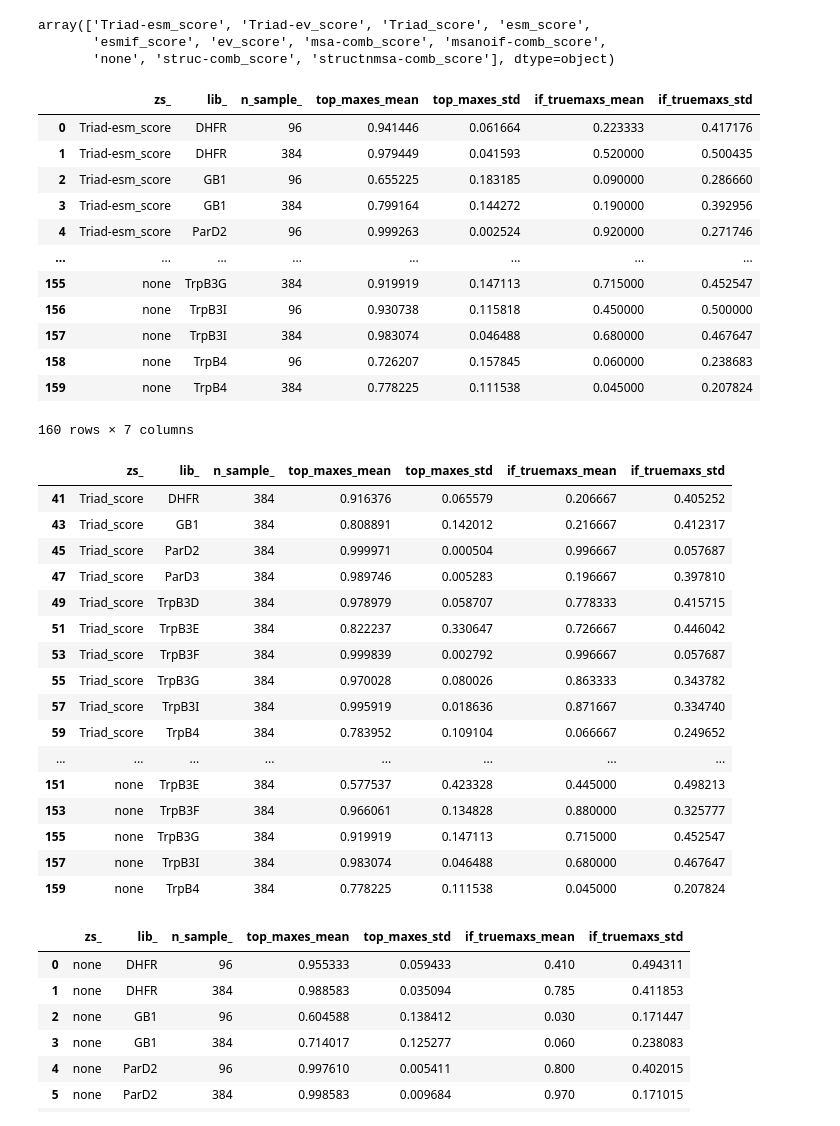
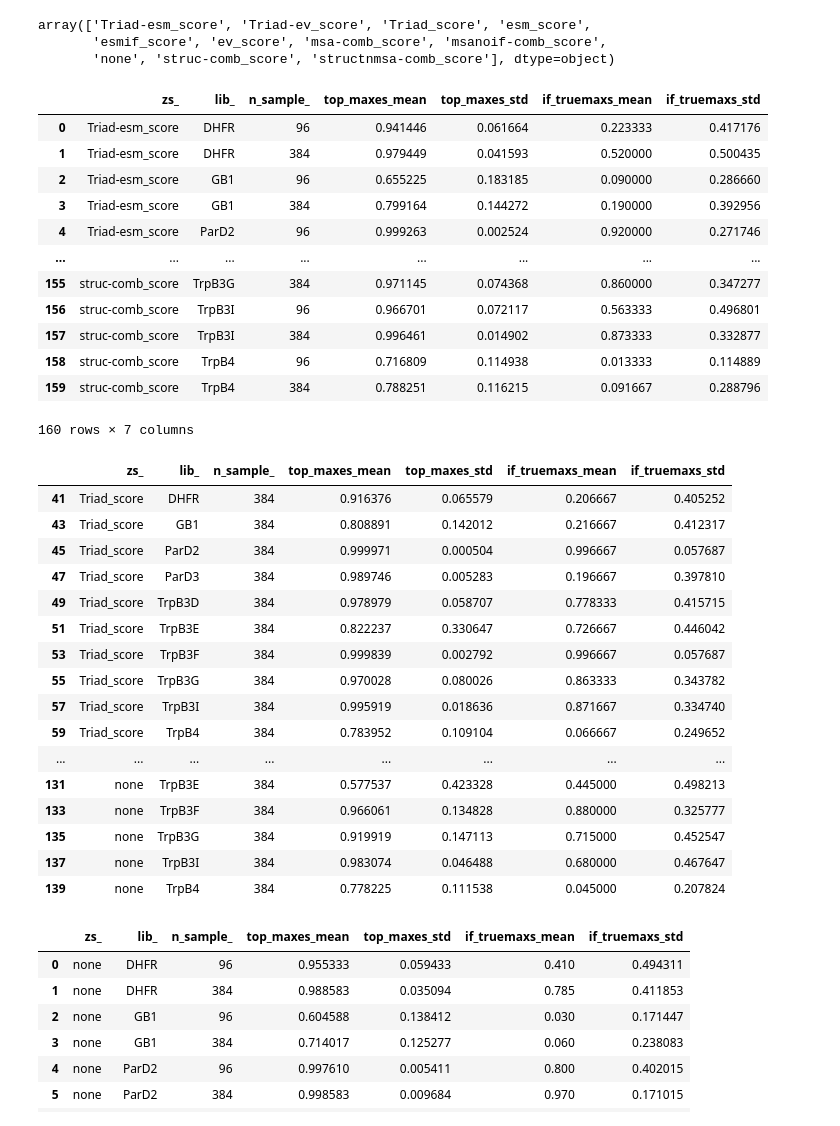
Before and after one commit to fhalab/SSMuLA, a Jupyter notebook: sandbox/plot_ftmlde_comb_bar.ipynb, the cells around one changed output. Drawn from its saved outputs; the diff is of its cells as text; code cells hidden in the pictures.

```diff
--- a/sandbox/plot_ftmlde_comb_bar.ipynb
+++ b/sandbox/plot_ftmlde_comb_bar.ipynb
@@ -85,26 +85,26 @@ array(['Triad-esm_score', 'Triad-ev_score', 'Triad_score', 'esm_score',
 # %%
 full_mlde_df = get_mlde_avg_df(
     mlde_all,
     n_sample=[96, 384],
     n_top=96,
     n_mut_cutoff="all",
-    zs=["none"] + ZS_OPTS + ["Triad-esm_score", "Triad-ev_score", "msa-comb_score"],
+    zs=["none"] + ZS_OPTS + ["Triad-esm_score", "Triad-ev_score","struc-comb_score"],
     active_lib_list=active_lib_list,
 )
 full_mlde_df
 # %% [output]
 |  | zs_ | lib_ | n_sample_ | top_maxes_mean | top_maxes_std | if_truemaxs_mean | if_truemaxs_std |
 | 0 | Triad-esm_score | DHFR | 96 | 0.941446 | 0.061664 | 0.223333 | 0.417176 |
 | 1 | Triad-esm_score | DHFR | 384 | 0.979449 | 0.041593 | 0.520000 | 0.500435 |
 | 2 | Triad-esm_score | GB1 | 96 | 0.655225 | 0.183185 | 0.090000 | 0.286660 |
 | 3 | Triad-esm_score | GB1 | 384 | 0.799164 | 0.144272 | 0.190000 | 0.392956 |
 | 4 | Triad-esm_score | ParD2 | 96 | 0.999263 | 0.002524 | 0.920000 | 0.271746 |
 | ... | ... | ... | ... | ... | ... | ... | ... |
-| 155 | none | TrpB3G | 384 | 0.919919 | 0.147113 | 0.715000 | 0.452547 |
-| 156 | none | TrpB3I | 96 | 0.930738 | 0.115818 | 0.450000 | 0.500000 |
-| 157 | none | TrpB3I | 384 | 0.983074 | 0.046488 | 0.680000 | 0.467647 |
-| 158 | none | TrpB4 | 96 | 0.726207 | 0.157845 | 0.060000 | 0.238683 |
-| 159 | none | TrpB4 | 384 | 0.778225 | 0.111538 | 0.045000 | 0.207824 |
+| 155 | struc-comb_score | TrpB3G | 384 | 0.971145 | 0.074368 | 0.860000 | 0.347277 |
+| 156 | struc-comb_score | TrpB3I | 96 | 0.966701 | 0.072117 | 0.563333 | 0.496801 |
+| 157 | struc-comb_score | TrpB3I | 384 | 0.996461 | 0.014902 | 0.873333 | 0.332877 |
+| 158 | struc-comb_score | TrpB4 | 96 | 0.716809 | 0.114938 | 0.013333 | 0.114889 |
+| 159 | struc-comb_score | TrpB4 | 384 | 0.788251 | 0.116215 | 0.091667 | 0.288796 |
 160 rows × 7 columns
 # %%
 %matplotlib inline
@@ -123,11 +123,11 @@ full_mlde_df[(full_mlde_df["n_sample_"]==384)&(full_mlde_df["zs_"].isin(["none"]
 | 57 | Triad_score | TrpB3I | 384 | 0.995919 | 0.018636 | 0.871667 | 0.334740 |
 | 59 | Triad_score | TrpB4 | 384 | 0.783952 | 0.109104 | 0.066667 | 0.249652 |
 | ... | ... | ... | ... | ... | ... | ... | ... |
-| 151 | none | TrpB3E | 384 | 0.577537 | 0.423328 | 0.445000 | 0.498213 |
-| 153 | none | TrpB3F | 384 | 0.966061 | 0.134828 | 0.880000 | 0.325777 |
-| 155 | none | TrpB3G | 384 | 0.919919 | 0.147113 | 0.715000 | 0.452547 |
-| 157 | none | TrpB3I | 384 | 0.983074 | 0.046488 | 0.680000 | 0.467647 |
-| 159 | none | TrpB4 | 384 | 0.778225 | 0.111538 | 0.045000 | 0.207824 |
+| 131 | none | TrpB3E | 384 | 0.577537 | 0.423328 | 0.445000 | 0.498213 |
+| 133 | none | TrpB3F | 384 | 0.966061 | 0.134828 | 0.880000 | 0.325777 |
+| 135 | none | TrpB3G | 384 | 0.919919 | 0.147113 | 0.715000 | 0.452547 |
+| 137 | none | TrpB3I | 384 | 0.983074 | 0.046488 | 0.680000 | 0.467647 |
+| 139 | none | TrpB4 | 384 | 0.778225 | 0.111538 | 0.045000 | 0.207824 |
 # %%
 ds_mlde_df = (
     get_mlde_avg_df(
```
Also changed, not shown: parts of 15 cells of this notebook, 6 other files.
